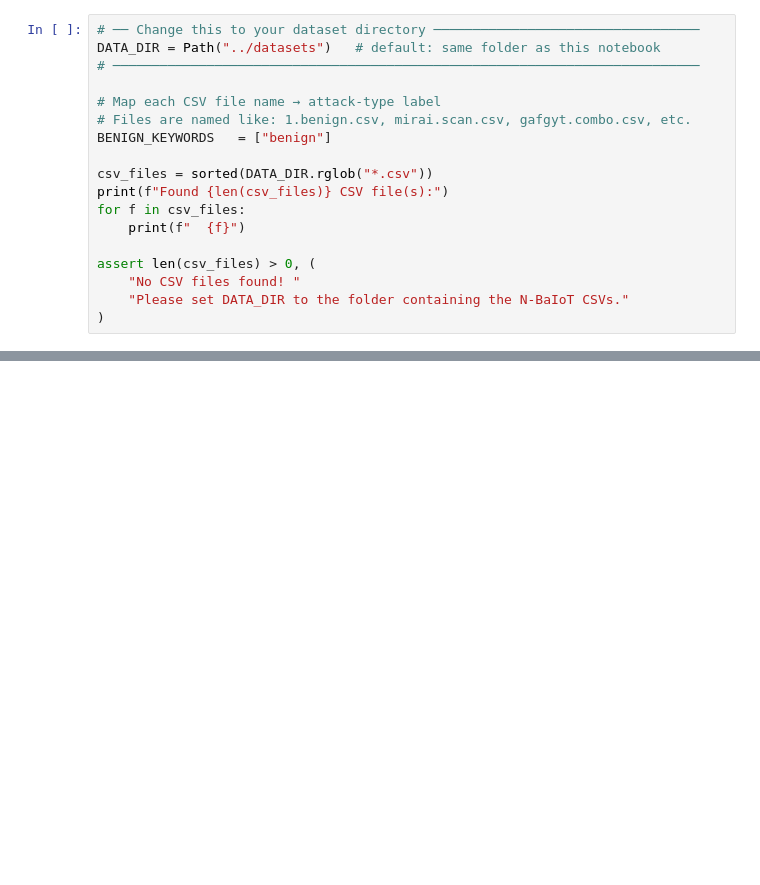
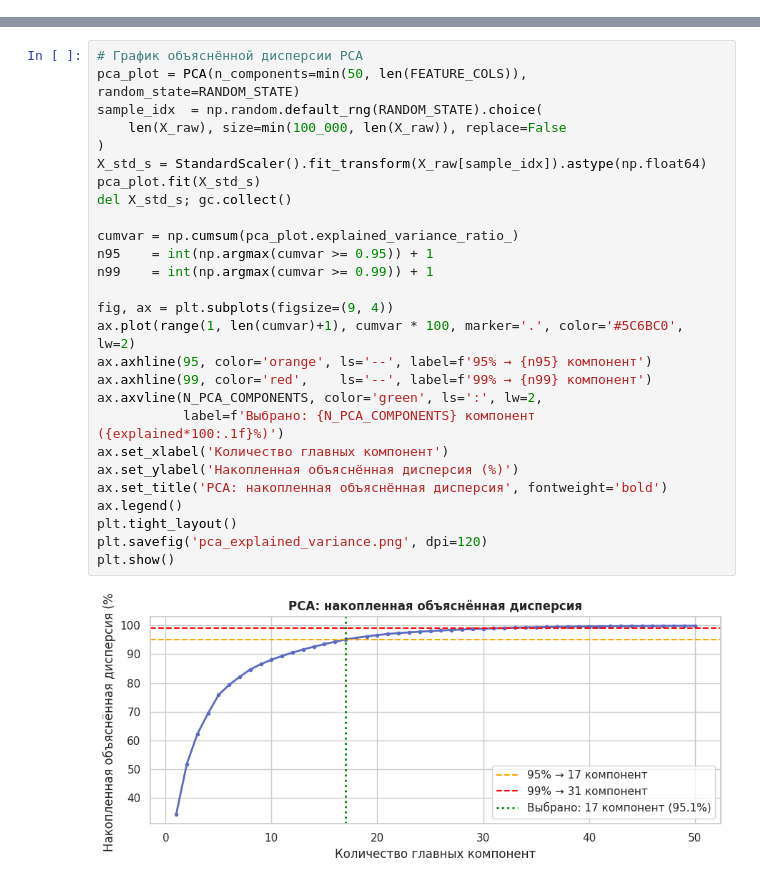
Before and after one commit to Vector513/BigData-LETI, a Jupyter notebook: botnet-attacks/2.ipynb, the cells around one changed output, grey strips where cells are left out. Saved outputs shown, nothing was run; the diff lists cells and outputs as text; blank space fills up the shorter version.

```diff
--- a/botnet-attacks/2.ipynb
+++ b/botnet-attacks/2.ipynb
@@ -120,18 +0,0 @@ Imports OK
-# %%
-# ── Change this to your dataset directory ──────────────────────────────────
-DATA_DIR = Path("../datasets")   # default: same folder as this notebook
-# ───────────────────────────────────────────────────────────────────────────
-
-# Map each CSV file name → attack-type label
-# Files are named like: 1.benign.csv, mirai.scan.csv, gafgyt.combo.csv, etc.
-BENIGN_KEYWORDS   = ["benign"]
-
-csv_files = sorted(DATA_DIR.rglob("*.csv"))
-print(f"Found {len(csv_files)} CSV file(s):")
-for f in csv_files:
-    print(f"  {f}")
-
-assert len(csv_files) > 0, (
-    "No CSV files found! "
-    "Please set DATA_DIR to the folder containing the N-BaIoT CSVs."
-)
@@ -743,0 +294,29 @@ Best multiclass model: XGBoost (CPU)
+# %%
+# График объяснённой дисперсии PCA
+pca_plot = PCA(n_components=min(50, len(FEATURE_COLS)), random_state=RANDOM_STATE)
+sample_idx  = np.random.default_rng(RANDOM_STATE).choice(
+    len(X_raw), size=min(100_000, len(X_raw)), replace=False
+)
+X_std_s = StandardScaler().fit_transform(X_raw[sample_idx]).astype(np.float64)
+pca_plot.fit(X_std_s)
+del X_std_s; gc.collect()
+
+cumvar = np.cumsum(pca_plot.explained_variance_ratio_)
+n95    = int(np.argmax(cumvar >= 0.95)) + 1
+n99    = int(np.argmax(cumvar >= 0.99)) + 1
+
+fig, ax = plt.subplots(figsize=(9, 4))
+ax.plot(range(1, len(cumvar)+1), cumvar * 100, marker='.', color='#5C6BC0', lw=2)
+ax.axhline(95, color='orange', ls='--', label=f'95% → {n95} компонент')
+ax.axhline(99, color='red',    ls='--', label=f'99% → {n99} компонент')
+ax.axvline(N_PCA_COMPONENTS, color='green', ls=':', lw=2,
+           label=f'Выбрано: {N_PCA_COMPONENTS} компонент ({explained*100:.1f}%)')
+ax.set_xlabel('Количество главных компонент')
+ax.set_ylabel('Накопленная объяснённая дисперсия (%)')
+ax.set_title('PCA: накопленная объяснённая дисперсия', fontweight='bold')
+ax.legend()
+plt.tight_layout()
+plt.savefig('pca_explained_variance.png', dpi=120)
+plt.show()
+# %% [output]
+[figure, added]
```
Also changed, not shown: parts of 72 cells of this notebook.
